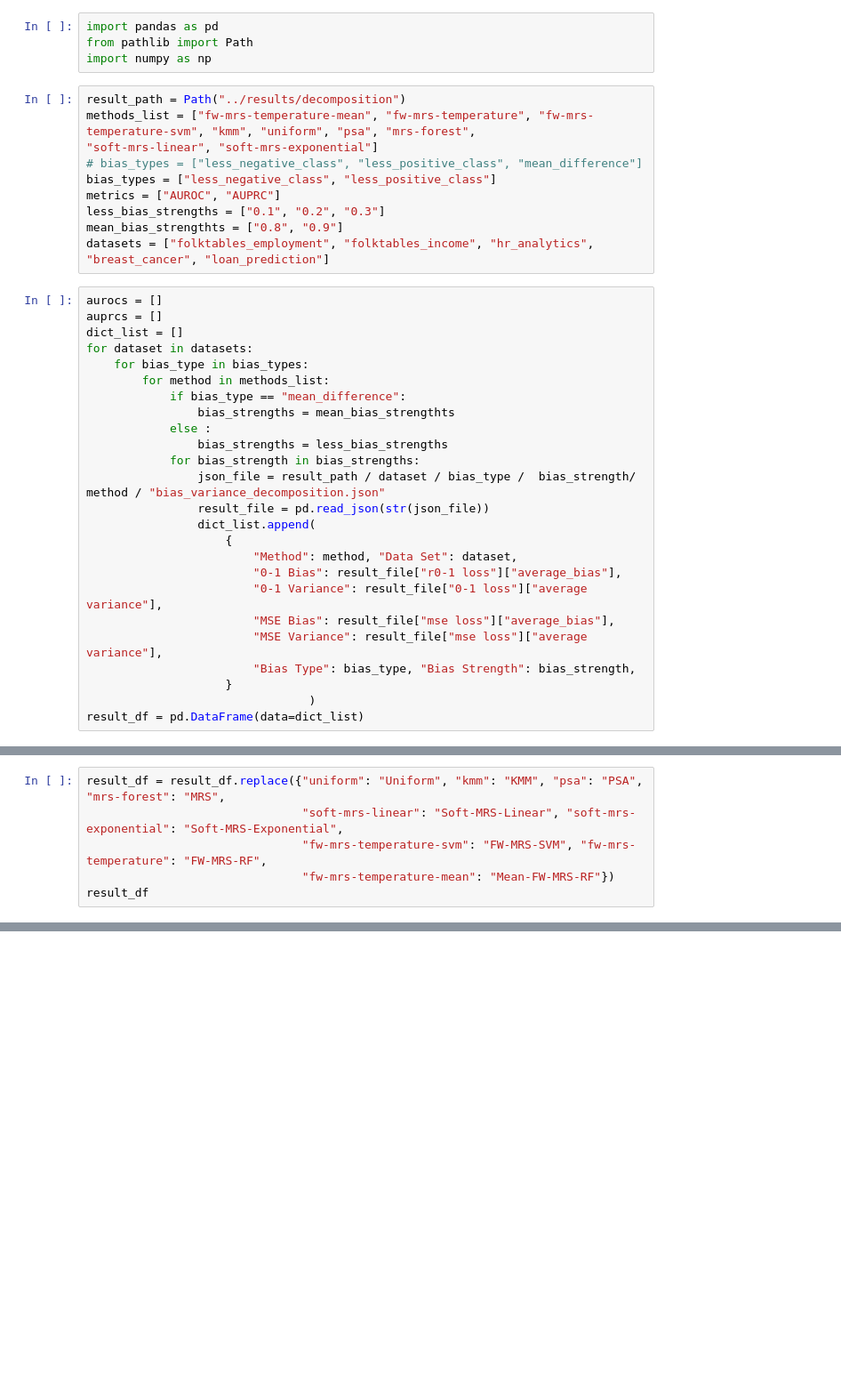
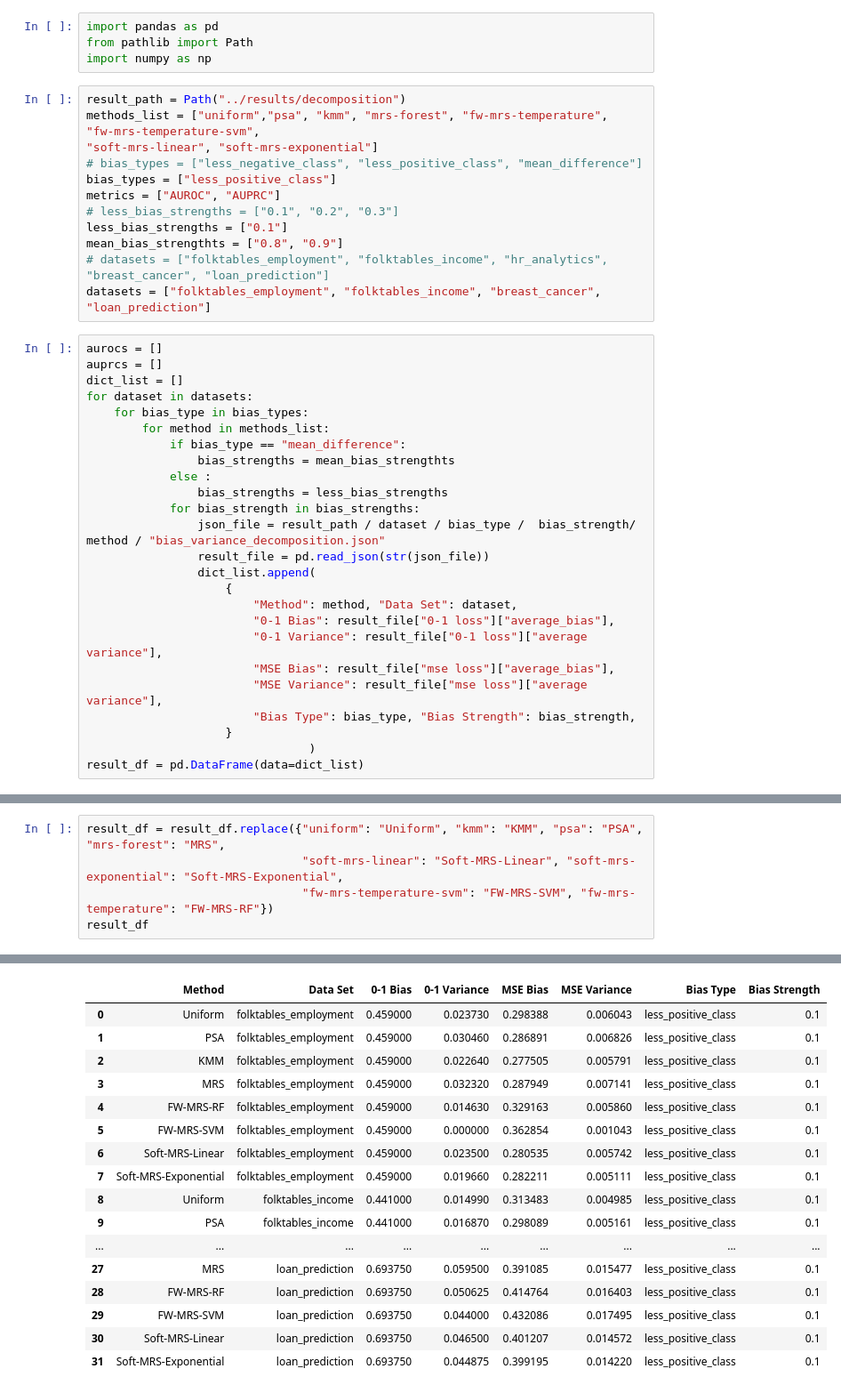
Before and after one commit to kramerlab/FeatureWeightDebiasing, a Jupyter notebook: notebooks/create_decomposition_task_tables.ipynb, the cells around one changed output, grey strips where cells are left out. Shown at 89% size. Drawn from its saved outputs; the diff is of its cells as text; blank space fills up the shorter version.

```diff
--- a/notebooks/create_decomposition_task_tables.ipynb
+++ b/notebooks/create_decomposition_task_tables.ipynb
@@ -4,14 +4,16 @@ from pathlib import Path
 import numpy as np
 # %%
 result_path = Path("../results/decomposition")
-methods_list = ["fw-mrs-temperature-mean", "fw-mrs-temperature", "fw-mrs-temperature-svm", "kmm", "uniform", "psa", "mrs-forest",
+methods_list = ["uniform","psa", "kmm", "mrs-forest", "fw-mrs-temperature",  "fw-mrs-temperature-svm",
 "soft-mrs-linear", "soft-mrs-exponential"]
 # bias_types = ["less_negative_class", "less_positive_class", "mean_difference"]
-bias_types = ["less_negative_class", "less_positive_class"]
+bias_types = ["less_positive_class"]
 metrics = ["AUROC", "AUPRC"]
-less_bias_strengths = ["0.1", "0.2", "0.3"]
+# less_bias_strengths = ["0.1", "0.2", "0.3"]
+less_bias_strengths = ["0.1"]
 mean_bias_strengthts = ["0.8", "0.9"]
-datasets = ["folktables_employment", "folktables_income", "hr_analytics", "breast_cancer", "loan_prediction"]
+# datasets = ["folktables_employment", "folktables_income", "hr_analytics", "breast_cancer", "loan_prediction"]
+datasets = ["folktables_employment", "folktables_income", "breast_cancer", "loan_prediction"]
 # %%
 aurocs = []
 auprcs = []
@@ -29,7 +31,7 @@ for dataset in datasets:
                 dict_list.append(
                     {
                         "Method": method, "Data Set": dataset,
-                        "0-1 Bias": result_file["r0-1 loss"]["average_bias"],
+                        "0-1 Bias": result_file["0-1 loss"]["average_bias"],
                         "0-1 Variance": result_file["0-1 loss"]["average variance"],
                         "MSE Bias": result_file["mse loss"]["average_bias"],
                         "MSE Variance": result_file["mse loss"]["average variance"],
@@ -42,7 +42,6 @@ FileNotFoundError: File ../results/decomposition/folktables_employment/less_nega
 # %%
 result_df = result_df.replace({"uniform": "Uniform", "kmm": "KMM", "psa": "PSA", "mrs-forest": "MRS",
                                "soft-mrs-linear": "Soft-MRS-Linear", "soft-mrs-exponential": "Soft-MRS-Exponential",
-                               "fw-mrs-temperature-svm": "FW-MRS-SVM", "fw-mrs-temperature": "FW-MRS-RF",
-                               "fw-mrs-temperature-mean": "Mean-FW-MRS-RF"})
+                               "fw-mrs-temperature-svm": "FW-MRS-SVM", "fw-mrs-temperature": "FW-MRS-RF"})
 result_df
 # %% [output]
@@ -50,3 +48,20 @@ NameError: name 'result_df' is not defined
+|  | Method | Data Set | 0-1 Bias | 0-1 Variance | MSE Bias | MSE Variance | Bias Type | Bias Strength |
+| 0 | Uniform | folktables_employment | 0.459000 | 0.023730 | 0.298388 | 0.006043 | less_positive_class | 0.1 |
+| 1 | PSA | folktables_employment | 0.459000 | 0.030460 | 0.286891 | 0.006826 | less_positive_class | 0.1 |
+| 2 | KMM | folktables_employment | 0.459000 | 0.022640 | 0.277505 | 0.005791 | less_positive_class | 0.1 |
+| 3 | MRS | folktables_employment | 0.459000 | 0.032320 | 0.287949 | 0.007141 | less_positive_class | 0.1 |
+| 4 | FW-MRS-RF | folktables_employment | 0.459000 | 0.014630 | 0.329163 | 0.005860 | less_positive_class | 0.1 |
+| 5 | FW-MRS-SVM | folktables_employment | 0.459000 | 0.000000 | 0.362854 | 0.001043 | less_positive_class | 0.1 |
+| 6 | Soft-MRS-Linear | folktables_employment | 0.459000 | 0.023500 | 0.280535 | 0.005742 | less_positive_class | 0.1 |
+| 7 | Soft-MRS-Exponential | folktables_employment | 0.459000 | 0.019660 | 0.282211 | 0.005111 | less_positive_class | 0.1 |
+| 8 | Uniform | folktables_income | 0.441000 | 0.014990 | 0.313483 | 0.004985 | less_positive_class | 0.1 |
+| 9 | PSA | folktables_income | 0.441000 | 0.016870 | 0.298089 | 0.005161 | less_positive_class | 0.1 |
+| ... | ... | ... | ... | ... | ... | ... | ... | ... |
+| 27 | MRS | loan_prediction | 0.693750 | 0.059500 | 0.391085 | 0.015477 | less_positive_class | 0.1 |
+| 28 | FW-MRS-RF | loan_prediction | 0.693750 | 0.050625 | 0.414764 | 0.016403 | less_positive_class | 0.1 |
+| 29 | FW-MRS-SVM | loan_prediction | 0.693750 | 0.044000 | 0.432086 | 0.017495 | less_positive_class | 0.1 |
+| 30 | Soft-MRS-Linear | loan_prediction | 0.693750 | 0.046500 | 0.401207 | 0.014572 | less_positive_class | 0.1 |
+| 31 | Soft-MRS-Exponential | loan_prediction | 0.693750 | 0.044875 | 0.399195 | 0.014220 | less_positive_class | 0.1 |
 # %%
 for bias_type in bias_types:
     if bias_type == "mean_difference":
```
Also changed, not shown: parts of 3 cells of this notebook, 2 other files.
